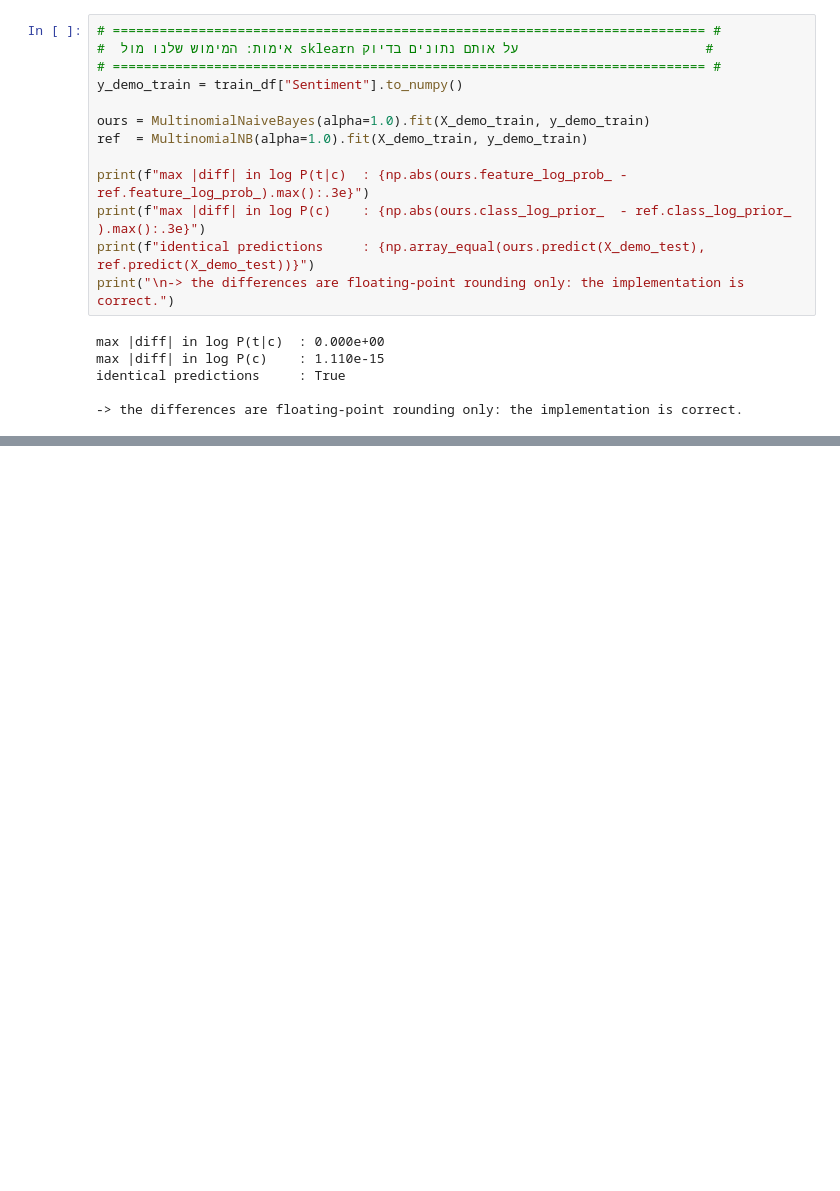
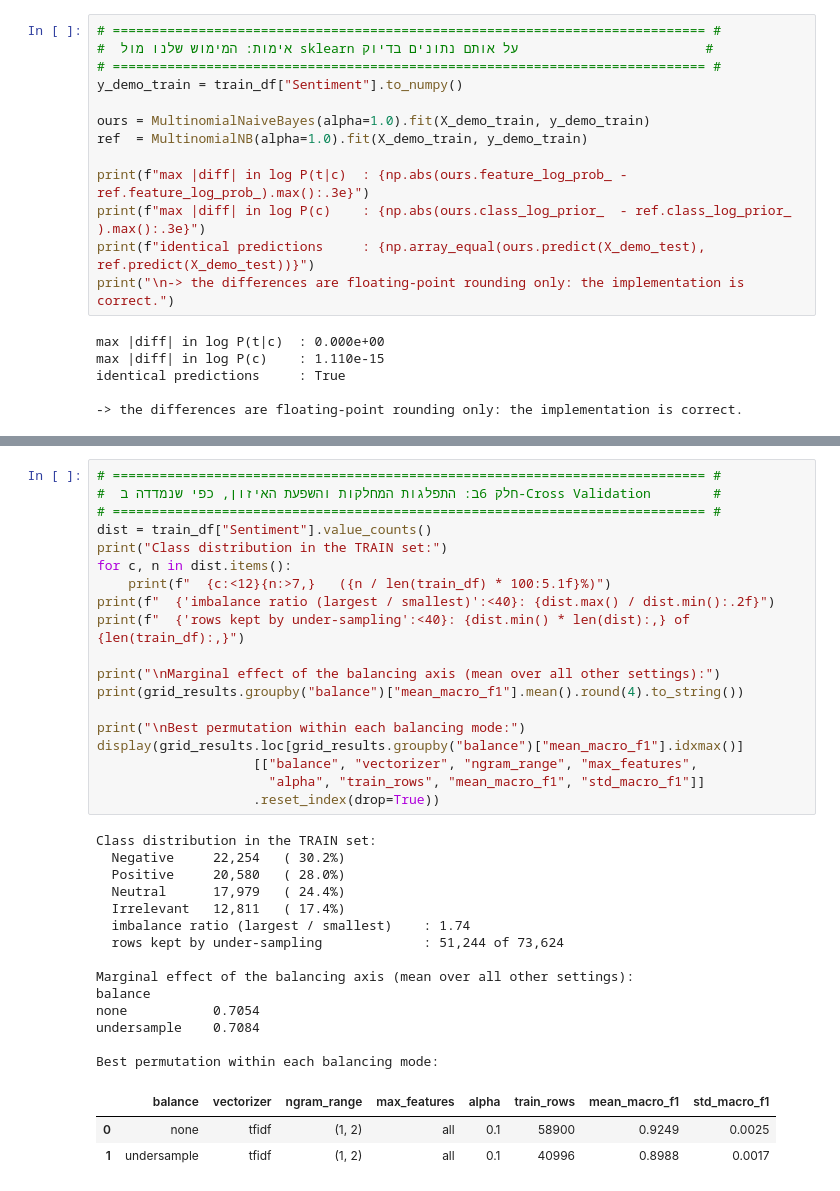
Before and after one commit to itay-malka/ML-Twitter-Analysis, a Jupyter notebook: twitter_sentiment_analysis_1.ipynb, the cells around one changed output, grey strips where cells are left out. Cells and saved outputs as stored; diff of their text form; blank space fills up the shorter version.

```diff
--- a/twitter_sentiment_analysis_1.ipynb
+++ b/twitter_sentiment_analysis_1.ipynb
@@ -836,0 +618,37 @@ for i in range(3):
+# %%
+# ============================================================================ #
+#  חלק 6ב: התפלגות המחלקות והשפעת האיזון, כפי שנמדדה ב-Cross Validation        #
+# ============================================================================ #
+dist = train_df["Sentiment"].value_counts()
+print("Class distribution in the TRAIN set:")
+for c, n in dist.items():
+    print(f"  {c:<12}{n:>7,}   ({n / len(train_df) * 100:5.1f}%)")
+print(f"  {'imbalance ratio (largest / smallest)':<40}: {dist.max() / dist.min():.2f}")
+print(f"  {'rows kept by under-sampling':<40}: {dist.min() * len(dist):,} of {len(train_df):,}")
+
+print("\nMarginal effect of the balancing axis (mean over all other settings):")
+print(grid_results.groupby("balance")["mean_macro_f1"].mean().round(4).to_string())
+
+print("\nBest permutation within each balancing mode:")
+display(grid_results.loc[grid_results.groupby("balance")["mean_macro_f1"].idxmax()]
+                    [["balance", "vectorizer", "ngram_range", "max_features",
+                      "alpha", "train_rows", "mean_macro_f1", "std_macro_f1"]]
+                    .reset_index(drop=True))
+# %% [output]
+Class distribution in the TRAIN set:
+  Negative     22,254   ( 30.2%)
+  Positive     20,580   ( 28.0%)
+  Neutral      17,979   ( 24.4%)
+  Irrelevant   12,811   ( 17.4%)
+  imbalance ratio (largest / smallest)    : 1.74
+  rows kept by under-sampling             : 51,244 of 73,624
+
+Marginal effect of the balancing axis (mean over all other settings):
+balance
+none           0.7054
+undersample    0.7084
+
+Best permutation within each balancing mode:
+|  | balance | vectorizer | ngram_range | max_features | alpha | train_rows | mean_macro_f1 | std_macro_f1 |
+| 0 | none | tfidf | (1, 2) | all | 0.1 | 58900 | 0.9249 | 0.0025 |
+| 1 | undersample | tfidf | (1, 2) | all | 0.1 | 40996 | 0.8988 | 0.0017 |
```
Also changed, not shown: parts of 40 cells of this notebook.
